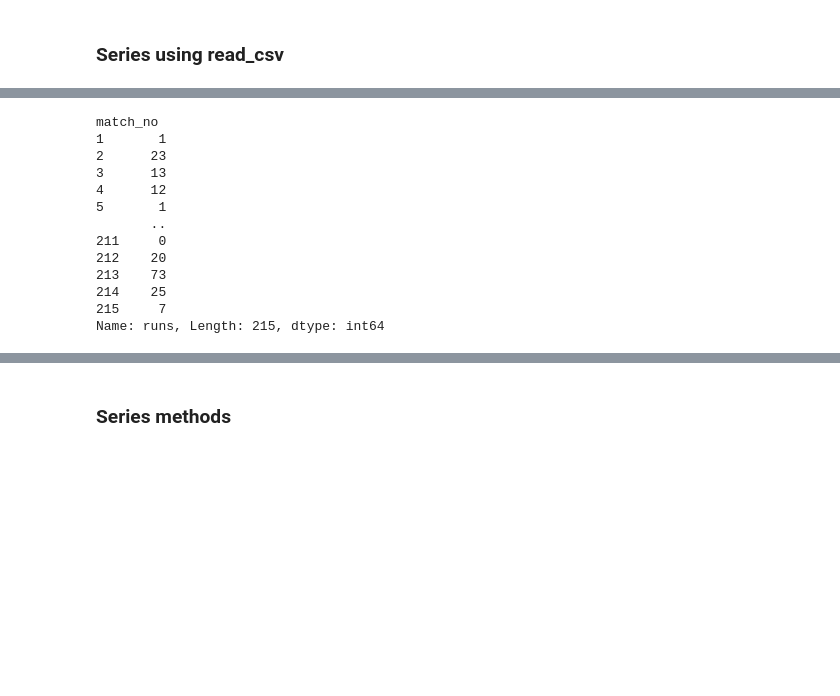
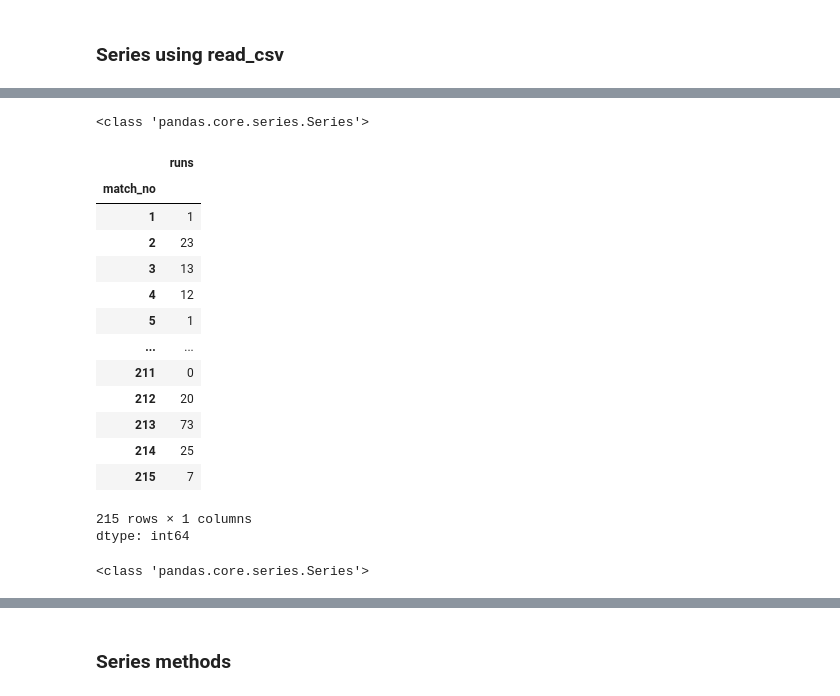
Before and after one commit to therudradev/Python_Programming, a Jupyter notebook: session_16_pandas_series.ipynb, the cells around one changed output, grey strips where cells are left out. Drawn from its saved outputs; the diff is of its cells as text; code cells hidden in the pictures; blank space fills up the shorter version.

```diff
--- a/session_16_pandas_series.ipynb
+++ b/session_16_pandas_series.ipynb
@@ -284,19 +337,33 @@ Name: Subscribers gained, Length: 365, dtype: int64
+# %%
+print(type(subs))
+# %% [output]
+<class 'pandas.core.series.Series'>
 # %%
 # with 2 cols
-vk = pd.read_csv('/content/kohli_ipl.csv',index_col='match_no',squeeze=True)
+# kohli_ipl.csv contain virat kohli ipl match data
+vk = pd.read_csv('/content/kohli_ipl.csv',index_col='match_no')
+vk = vk.squeeze()
 vk
+
+# name of the object will the name of column which came under values. (here 'runs')
 # %% [output]
+|  | runs |
+| match_no |  |
+| 1 | 1 |
+| 2 | 23 |
+| 3 | 13 |
+| 4 | 12 |
+| 5 | 1 |
+| ... | ... |
+| 211 | 0 |
+| 212 | 20 |
+| 213 | 73 |
+| 214 | 25 |
+| 215 | 7 |
-match_no
-1       1
-2      23
-3      13
-4      12
-5       1
-       ..
-211     0
-212    20
-213    73
-214    25
-215     7
-Name: runs, Length: 215, dtype: int64
+215 rows × 1 columns
+dtype: int64
+# %%
+print(type(vk))
+# %% [output]
+<class 'pandas.core.series.Series'>
 # %%
```
Also changed, not shown: parts of 71 cells of this notebook.
